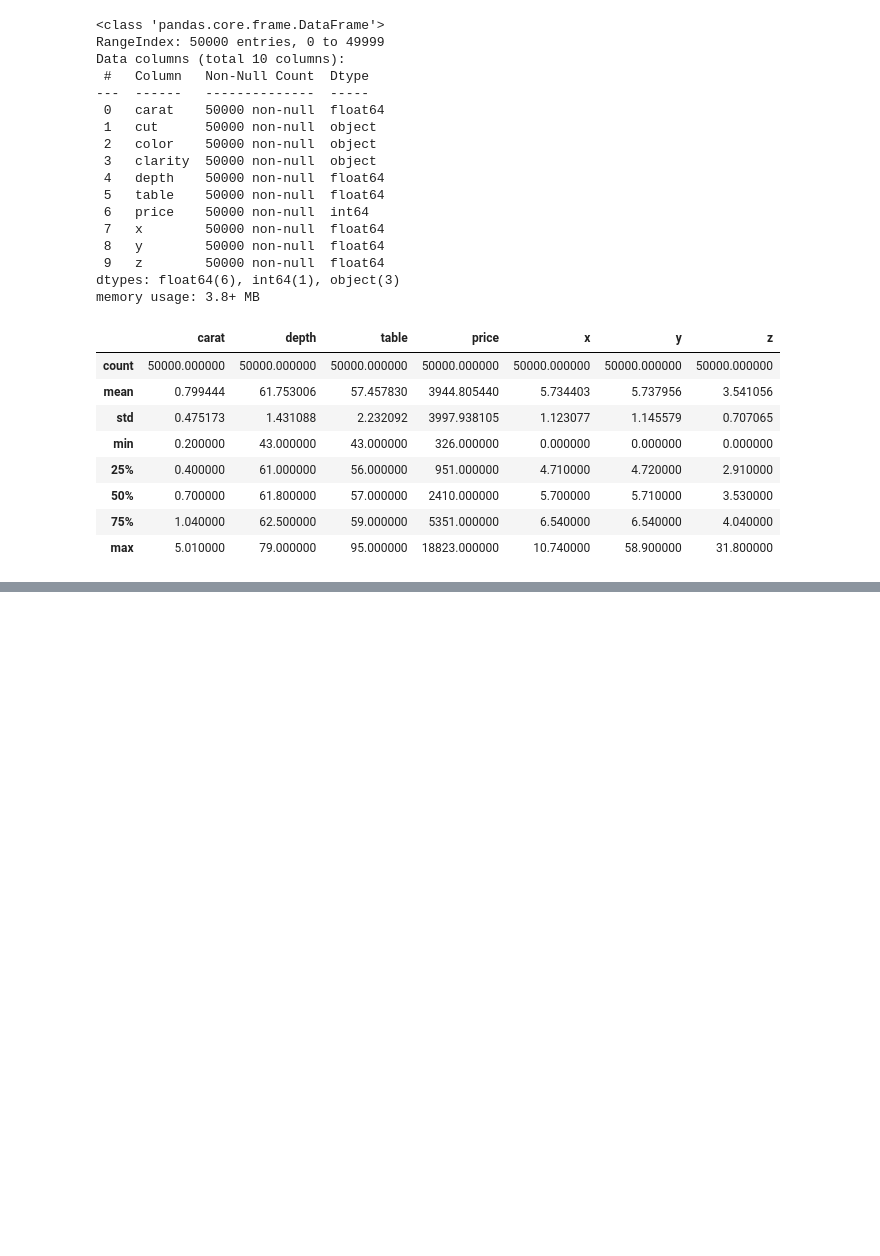
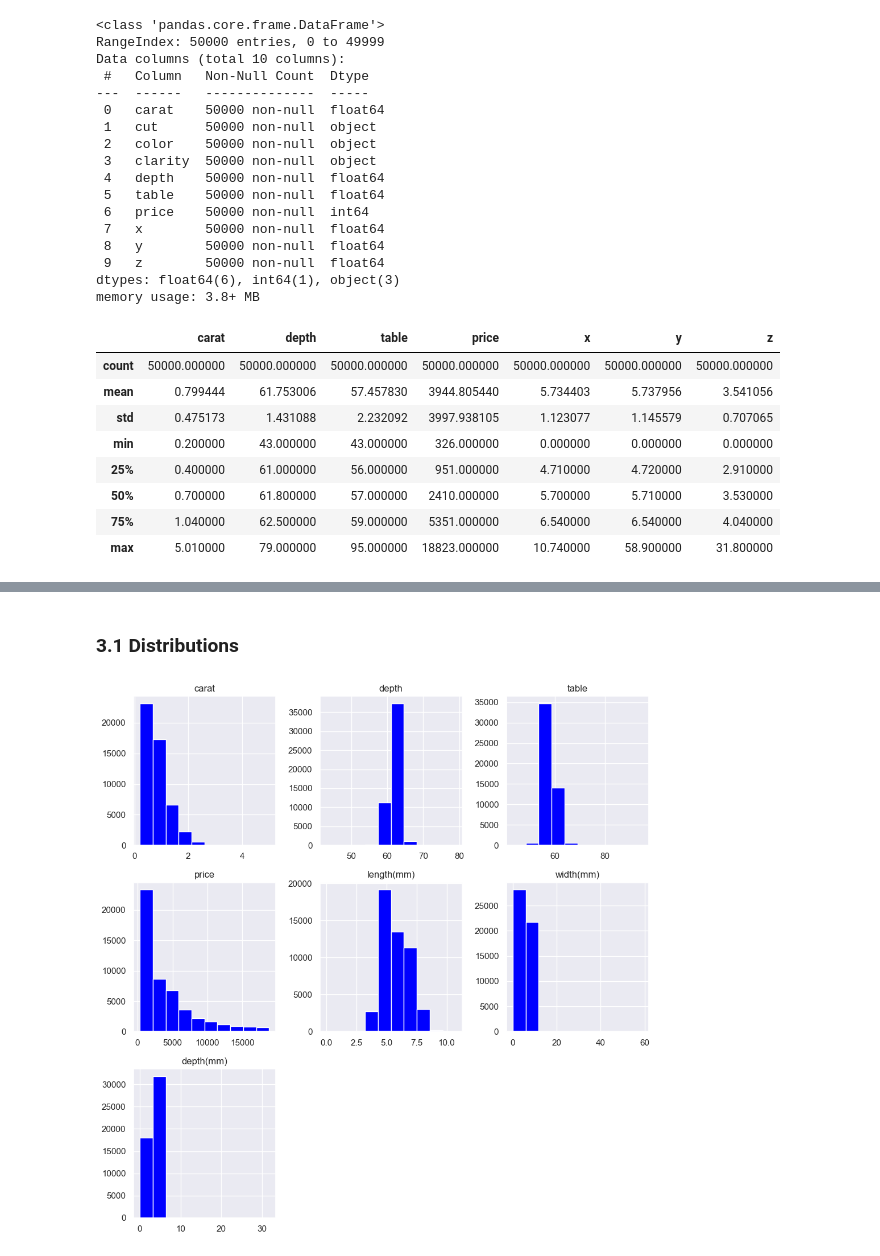
Before and after one commit to UgeneTettey/iiAfrica_IIP_ML, a Jupyter notebook: G1/diamond_price_predition/diamond_price_prediction_Model_Training.ipynb, the cells around one changed output, grey strips where cells are left out. Cells and saved outputs as stored; diff of their text form; code cells hidden in the pictures; blank space fills up the shorter version.

```diff
--- a/G1/diamond_price_predition/diamond_price_prediction_Model_Training.ipynb
+++ b/G1/diamond_price_predition/diamond_price_prediction_Model_Training.ipynb
@@ -62,0 +167,2 @@ df.describe()
+# %%
+df_cleaned, outlier_percentages = remove_outliers(df_new)
@@ -62,0 +200,9 @@ df.describe()
+# %% [markdown]
+### **3.1 Distributions**
+# %%
+# histogram
+df_cleaned.hist(figsize=(10,10), color = 'blue')
+plt.tight_layout()
+plt.show()
+# %% [output]
+[figure, added]
```
Also changed, not shown: parts of 15 cells of this notebook.
